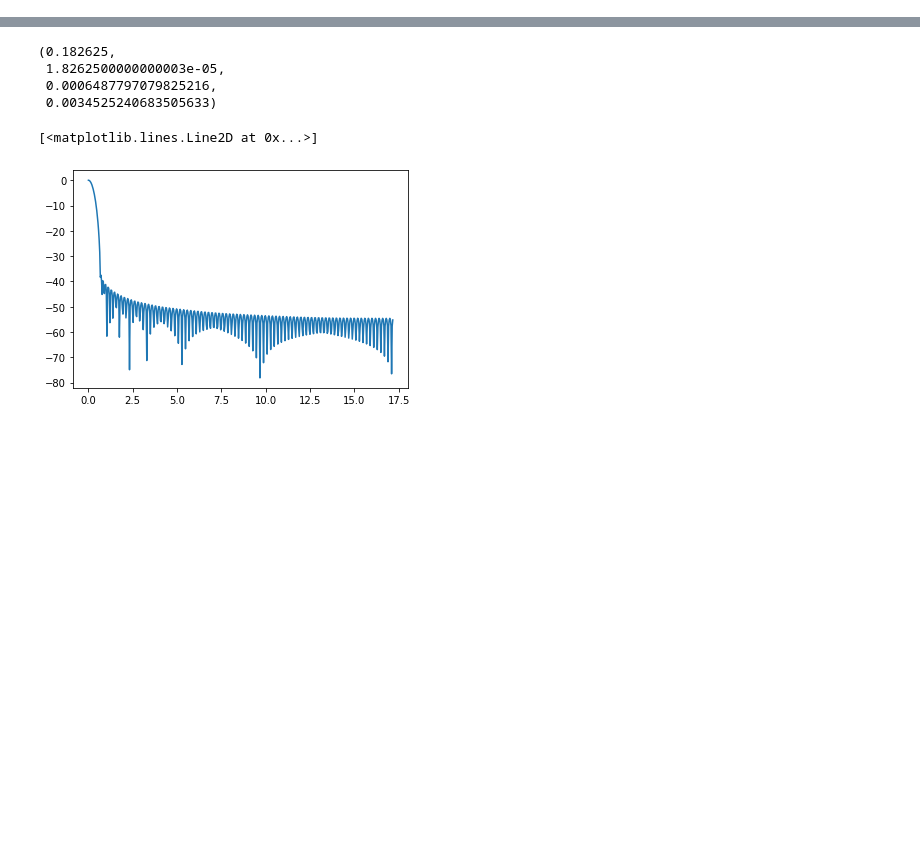
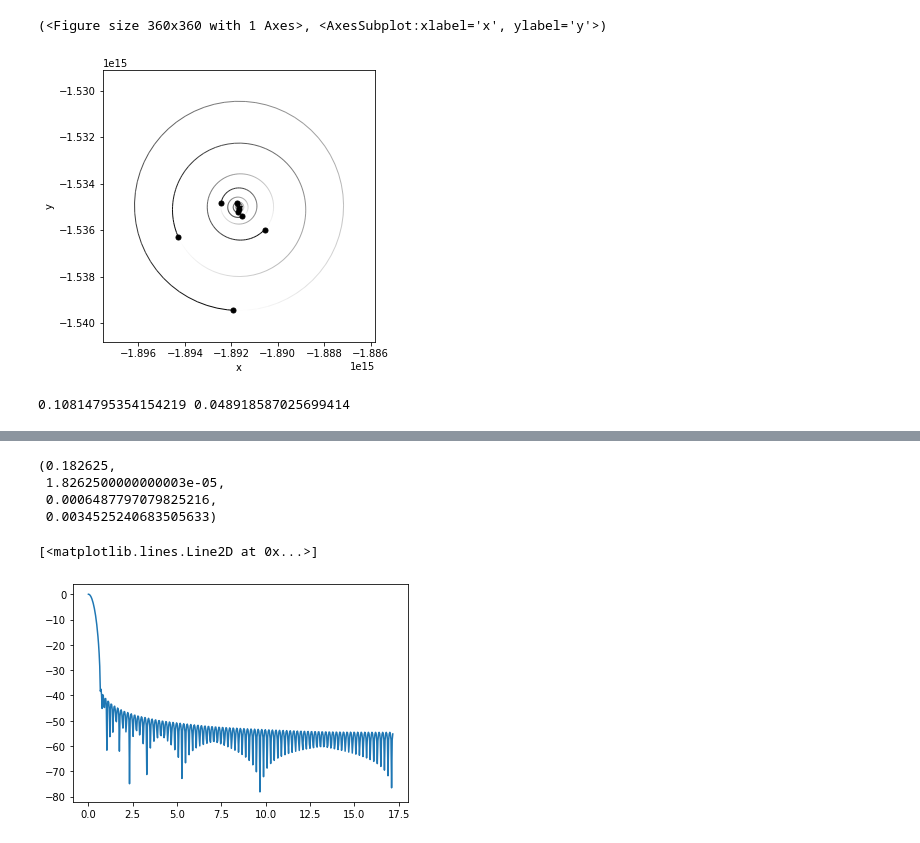
Before and after one commit to Rmelikyan/Flora_Family, a Jupyter notebook: notebooks/Derivation_of_Synthetic_Proper_Elements.ipynb, the cells around one changed output, grey strips where cells are left out. Cells and saved outputs as stored; diff of their text form; code cells hidden in the pictures; blank space fills up the shorter version.

Commit message:
data from old mac

```diff
--- a/notebooks/Derivation_of_Synthetic_Proper_Elements.ipynb
+++ b/notebooks/Derivation_of_Synthetic_Proper_Elements.ipynb
@@ -9,8 +53,10 @@ from src.utilities.constants import rad2Deg, m2au, sec2year
 # %%
 sim = rebound.Simulation('../data/sim_inits/2020_12_17_sim.bin')
 sim.remove(hash="Mercury")
+date = datetime(2020, 12, 17, 0, 0, 0)
+sim.add("Psyche", date=date, hash="Vesta")
 sim.move_to_hel()
 sim.N_active = sim.N
 sim.integrator = 'WHFast'
 ps = sim.particles
-sim.dt = 864000 # 10 days of seconds
+sim.dt = -432000*2 # 5 days of seconds
@@ -46,0 +86,5 @@ def get_kr(o):
+# %%
+rebound.OrbitPlot(sim)
+# %% [output]
+(<Figure size 360x360 with 1 Axes>, <AxesSubplot:xlabel='x', ylabel='y'>)
+[figure, added]
@@ -46,0 +105,6 @@ def get_kr(o):
+# %%
+avg_e = np.mean([orb.e for orb in orbit_data['Vesta']['orbits']])
+avg_inc = np.mean([np.sin(orb.inc) for orb in orbit_data['Vesta']['orbits']])
+print(avg_e, avg_inc)
+# %% [output]
+0.10814795354154219 0.048918587025699414
```
Also changed, not shown: parts of 36 cells of this notebook, 52 other files.
